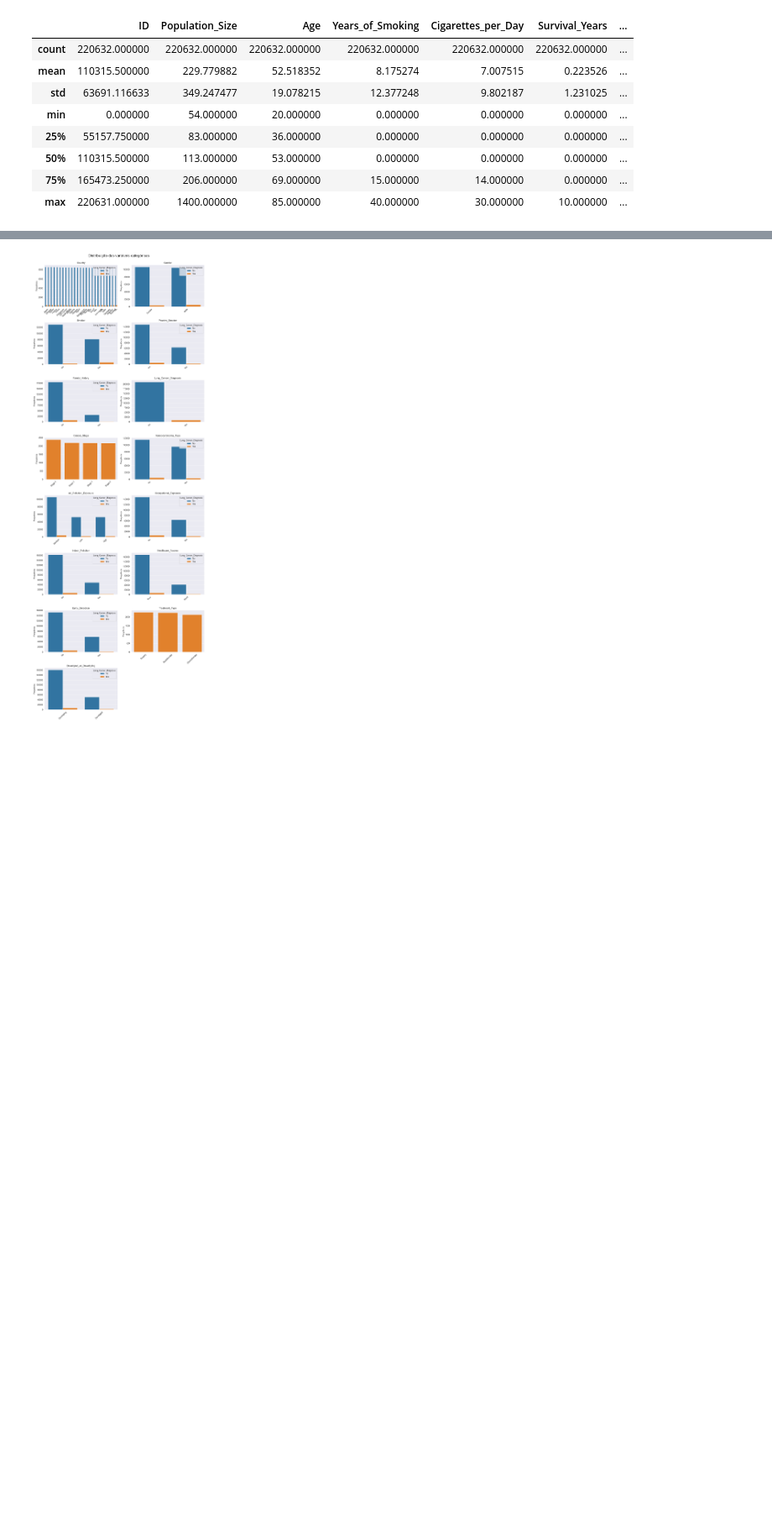
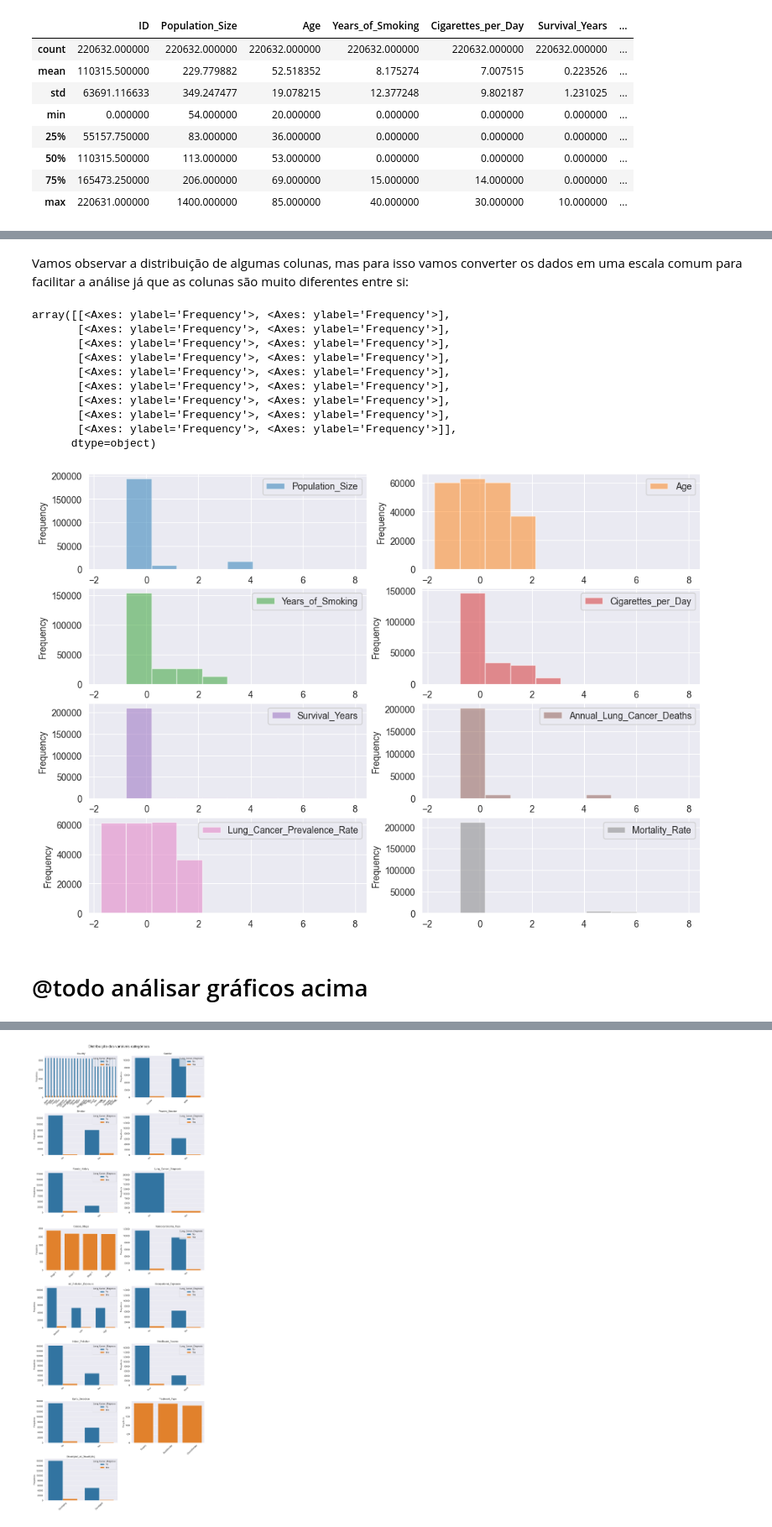
Before and after one commit to ademspr/fiap-ai-tech-challenge-01, a Jupyter notebook: notebooks/tech-challenger-01-analisys.ipynb, the cells around one changed output, grey strips where cells are left out. Shown at 84% size. Saved outputs shown, nothing was run; the diff lists cells and outputs as text; code cells hidden in the pictures; blank space fills up the shorter version.

```diff
--- a/notebooks/tech-challenger-01-analisys.ipynb
+++ b/notebooks/tech-challenger-01-analisys.ipynb
@@ -128 +207,25 @@ df.describe()
+# %% [markdown]
+Vamos observar a distribuição de algumas colunas, mas para isso vamos converter os dados em uma escala comum para facilitar a análise já que as colunas são muito diferentes entre si:
+# %%
+from sklearn.preprocessing import StandardScaler
+
+number_df = df.drop(columns="ID").select_dtypes(include=["int", "float"])
+scaled_array = StandardScaler().fit_transform(number_df)
+
+standardized_df = pd.DataFrame(scaled_array, columns=number_df.columns, index=df.index)
+standardized_df.plot(kind="hist", alpha=0.5, figsize=(12, 20), subplots=True, layout=(9, 2), sharex=False, sharey=False)
+# %% [output]
+array([[<Axes: ylabel='Frequency'>, <Axes: ylabel='Frequency'>],
+       [<Axes: ylabel='Frequency'>, <Axes: ylabel='Frequency'>],
+       [<Axes: ylabel='Frequency'>, <Axes: ylabel='Frequency'>],
+       [<Axes: ylabel='Frequency'>, <Axes: ylabel='Frequency'>],
+       [<Axes: ylabel='Frequency'>, <Axes: ylabel='Frequency'>],
+       [<Axes: ylabel='Frequency'>, <Axes: ylabel='Frequency'>],
+       [<Axes: ylabel='Frequency'>, <Axes: ylabel='Frequency'>],
+       [<Axes: ylabel='Frequency'>, <Axes: ylabel='Frequency'>],
+       [<Axes: ylabel='Frequency'>, <Axes: ylabel='Frequency'>]],
+      dtype=object)
+[figure, added]
+# %% [markdown]
+# @todo análisar gráficos acima
 # %% [markdown]
```
Also changed, not shown: parts of 26 cells of this notebook.
